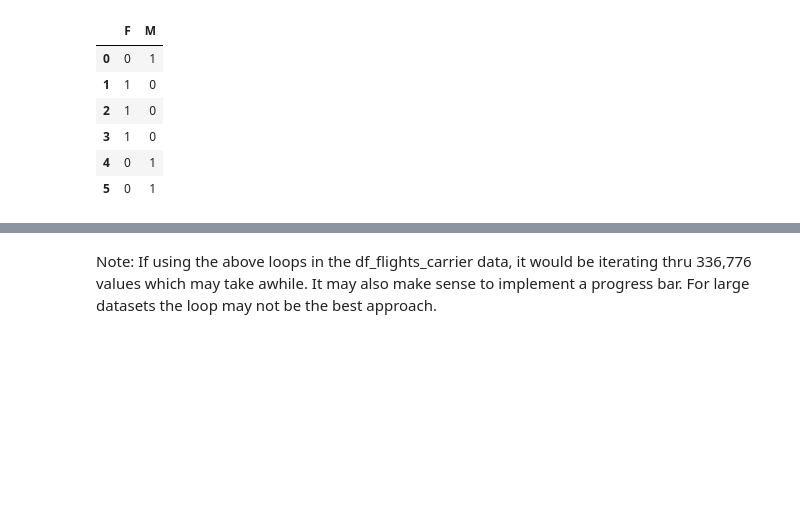
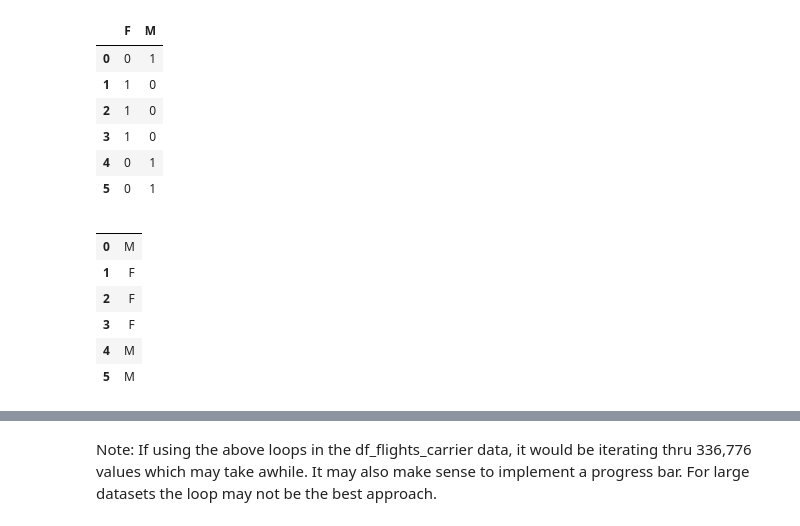
Before and after one commit to fgonzaleumbc/DATA601, a Jupyter notebook: Lecture06/16_Pandas_Data_Analysis_and_Transformation.ipynb, the cells around one changed output, grey strips where cells are left out. Saved outputs shown, nothing was run; the diff lists cells and outputs as text; code cells hidden in the pictures; blank space fills up the shorter version.

```diff
--- a/Lecture06/16_Pandas_Data_Analysis_and_Transformation.ipynb
+++ b/Lecture06/16_Pandas_Data_Analysis_and_Transformation.ipynb
@@ -645,8 +659,15 @@ df_names_gender_dummy
 | 4 | 0 | 1 |
 | 5 | 0 | 1 |
 # %%
-#pd.from_dummies(df_names_gender_dummy) # Converts back to categorical.
-# Seems my pandas version does not have the function.
+pd.from_dummies(df_names_gender_dummy) # Converts back to categorical.
+# %% [output]
+|  |  |
+| 0 | M |
+| 1 | F |
+| 2 | F |
+| 3 | F |
+| 4 | M |
+| 5 | M |
 # %%
 # If we wanted to convert back to categorical we could loop thru all the columns.
 # When the value is 1 we add the column name.
```
Also changed, not shown: parts of 8 cells of this notebook, 1 other file.
